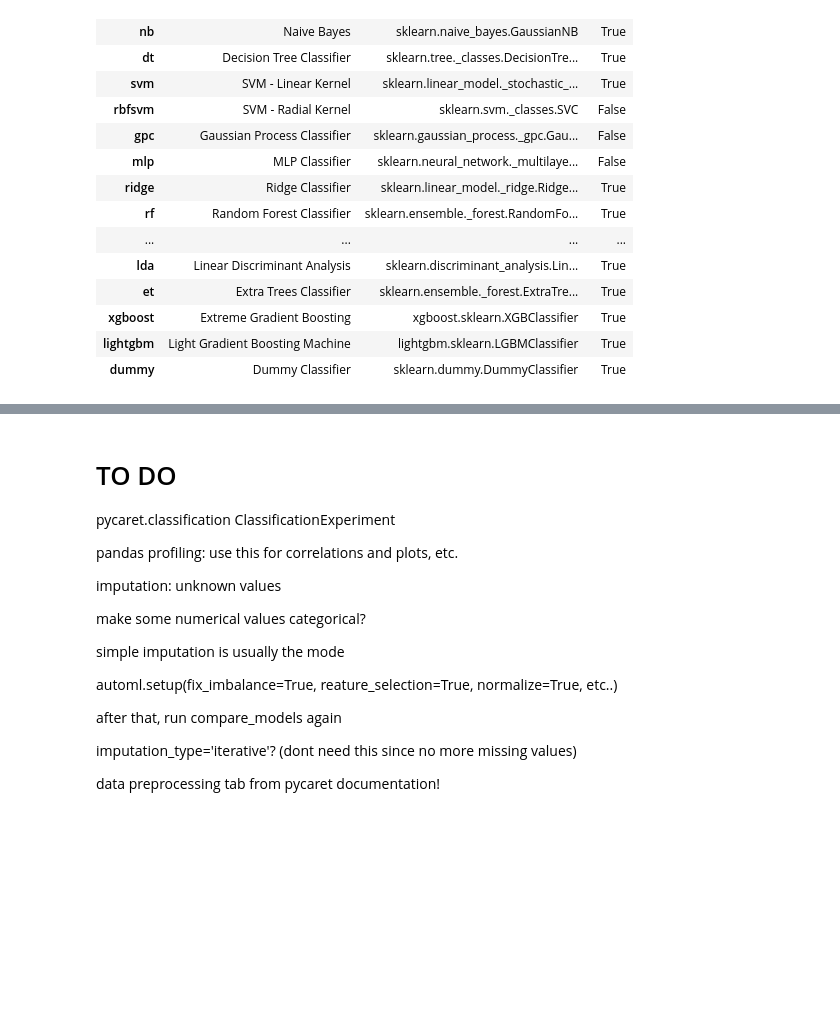
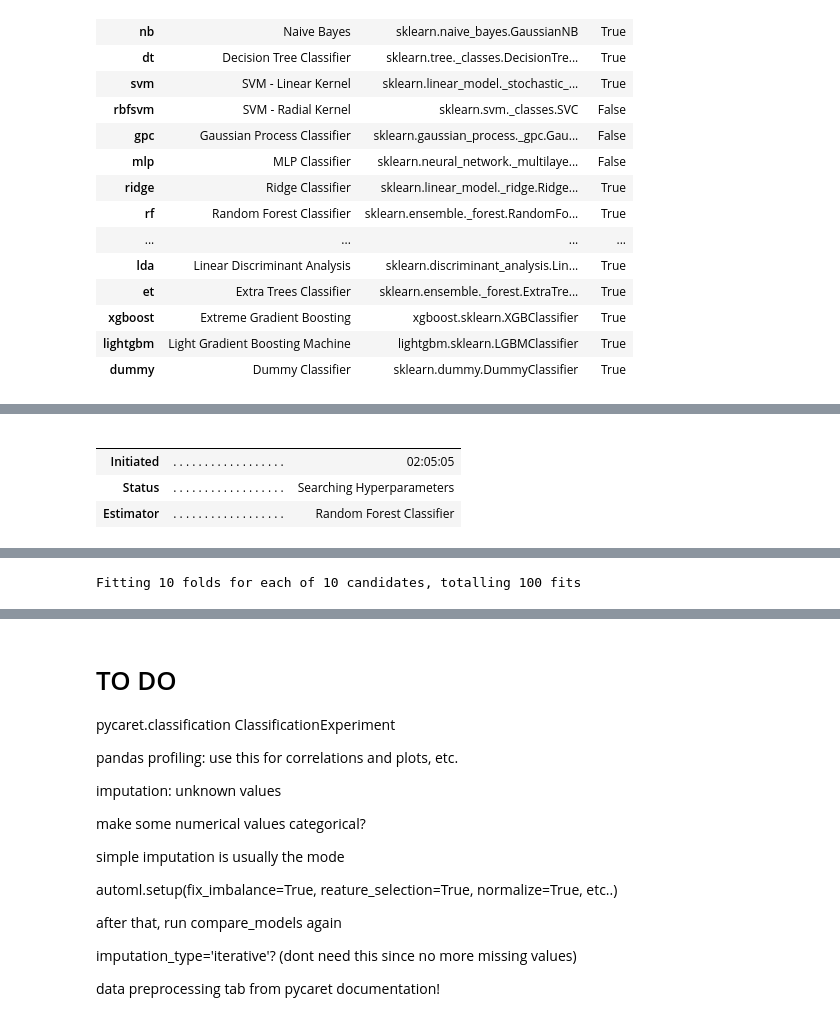
Before and after one commit to LonnyCox55/MSDS696_NHLExpectedGoalPrediction, a Jupyter notebook: main.ipynb, the cells around one changed output, grey strips where cells are left out. Drawn from its saved outputs; the diff is of its cells as text; code cells hidden in the pictures; blank space fills up the shorter version.

```diff
--- a/main.ipynb
+++ b/main.ipynb
@@ -553,0 +583,9 @@ pycc_top_model = pycc.compare_models()
+# %%
+# Fine tune the parameters for the random forest model
+pycc_rf_tuned = pycc.tune_model(pycc_rf)
+# %% [output]
+|  |  |  |
+|  |  |  |
+| Initiated | . . . . . . . . . . . . . . . . . . | 02:05:05 |
+| Status | . . . . . . . . . . . . . . . . . . | Searching Hyperparameters |
+| Estimator | . . . . . . . . . . . . . . . . . . | Random Forest Classifier |
@@ -553,0 +593 @@ pycc_top_model = pycc.compare_models()
+Fitting 10 folds for each of 10 candidates, totalling 100 fits
```
Also changed, not shown: parts of 11 cells of this notebook.
